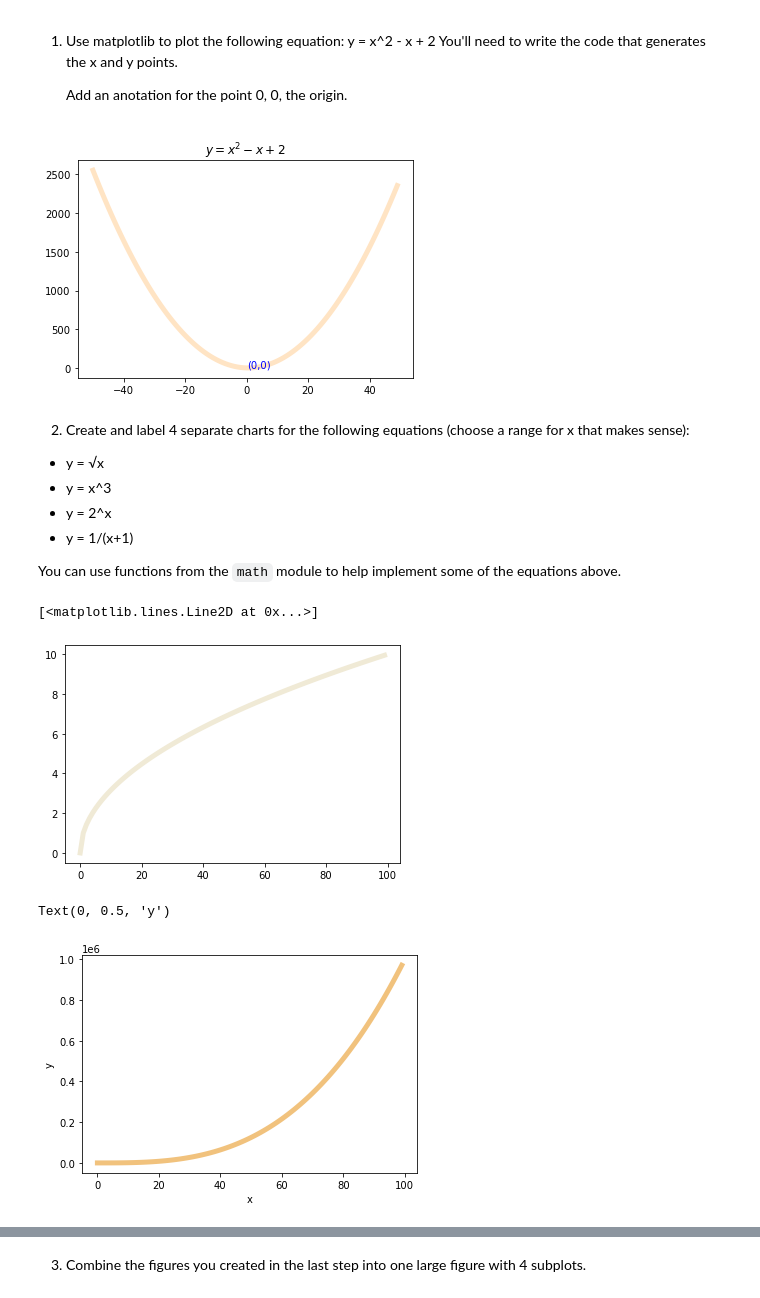
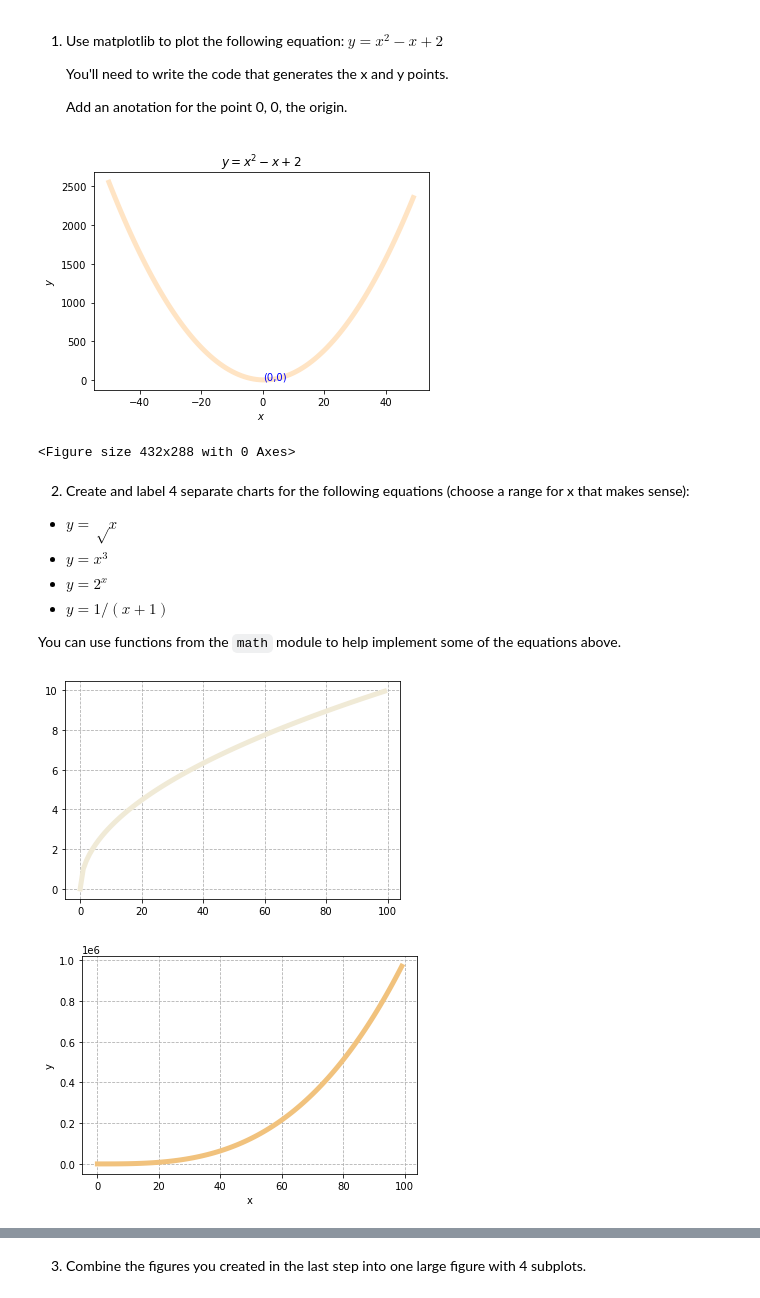
Before and after one commit to m3redithw/numpy-pandas-visualization-exercises, a Jupyter notebook: matplotlib_exercises.ipynb, the cells around one changed output, grey strips where cells are left out. Cells and saved outputs as stored; diff of their text form; code cells hidden in the pictures.

Commit message:
updated matplotlib exercises

```diff
--- a/matplotlib_exercises.ipynb
+++ b/matplotlib_exercises.ipynb
@@ -1,30 +1,46 @@
 # %% [markdown]
 1. Use matplotlib to plot the following equation:
-y = x^2 - x + 2
-You'll need to write the code that generates the x and y points.
+$y = x^2 - x + 2$
+
+    You'll need to write the code that generates the x and y points.
 
     Add an anotation for the point 0, 0, the origin.
 # %%
 import matplotlib.pyplot as plt
 import numpy as np
 
+# generate data
 x = list(range(-50,50))
 y = [(n ** 2) - n + 2 for n in x]
+
+# plot x and y
 plt.plot(x, y, color = 'bisque', linewidth = 5)
 
+# add lables
+plt.xlabel('$x$')
+plt.ylabel('$y$')
+
+# add annotation
 plt.annotate('(0,0)', (0,0), fontsize = 10, color = 'blue')
-# plt.text(0, 0, '(0, 0)', fontsize=10, color='blue')
+## plt.text(0, 0, '(0, 0)', fontsize=10, color='blue')
 
+# add title
 plt.title('$y = x^2 - x + 2$')
 plt.show()
+
+# %config InlineBackend.figure_format = 'svg'
+
+# save the figure
+plt.savefig('myfirstfigure.png')
 # %% [output]
-[figure, old version]
+[figure, new version]
+<Figure size 432x288 with 0 Axes>
 # %% [markdown]
 2. Create and label 4 separate charts for the following equations (choose a range for x that makes sense):
-- y = √x
-- y = x^3
-- y = 2^x
-- y = 1/(x+1)
+- $y = √x$
+- $y = x^3$
+- $y = 2^x$
+- $y = 1/(x+1)$
 
 You can use functions from the `math` module to help implement some of the equations above.
 # %%
@@ -33,9 +49,9 @@ import math
 x = list(range(100))
 y = [math.sqrt(n) for n in x]
 plt.plot(x, y, color = '#f0ead6', linewidth = 5)
+plt.grid(True, ls = '--')
 # %% [output]
-[<matplotlib.lines.Line2D at 0x...>]
-[figure, old version]
+[figure, new version]
 # %%
 # y = x^3
 x = list(range(100))
@@ -43,9 +59,9 @@ y = [n ** 3 for n in x]
 plt.plot(x, y, color = '#f1c27d', linewidth = 5)
 plt.xlabel('x')
 plt.ylabel('y')
+plt.grid(True, ls = '--')
 # %% [output]
-Text(0, 0.5, 'y')
-[figure, old version]
+[figure, new version]
 # %%
 # y = 2^x
 x = list(range(0,51))
```
Also changed, not shown: parts of 6 cells of this notebook.
